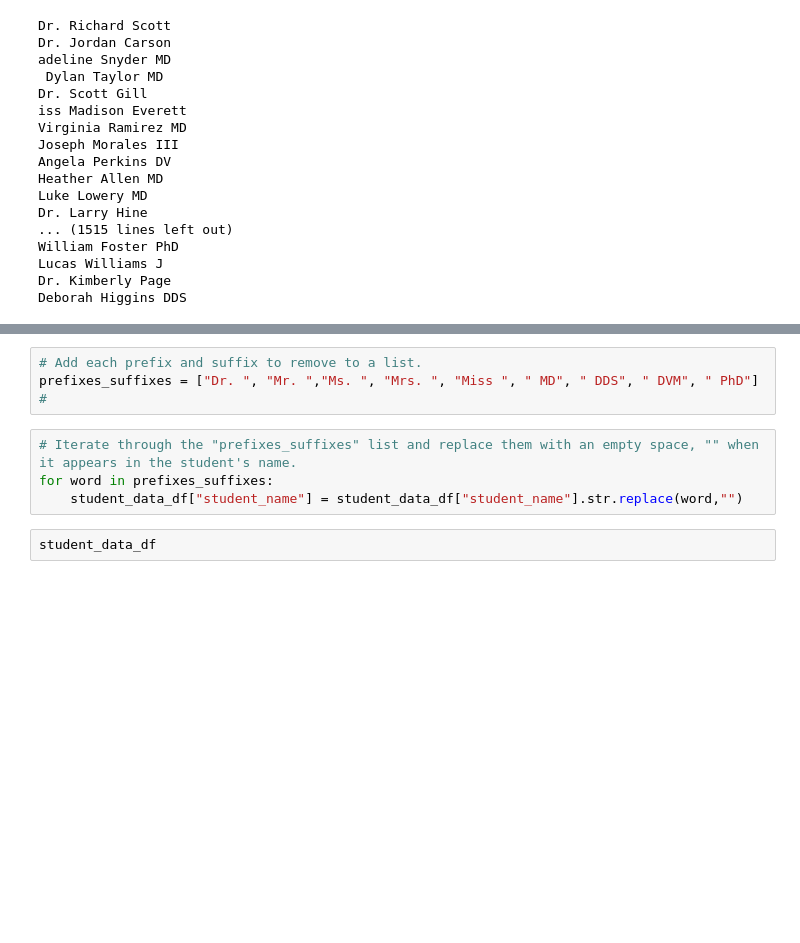
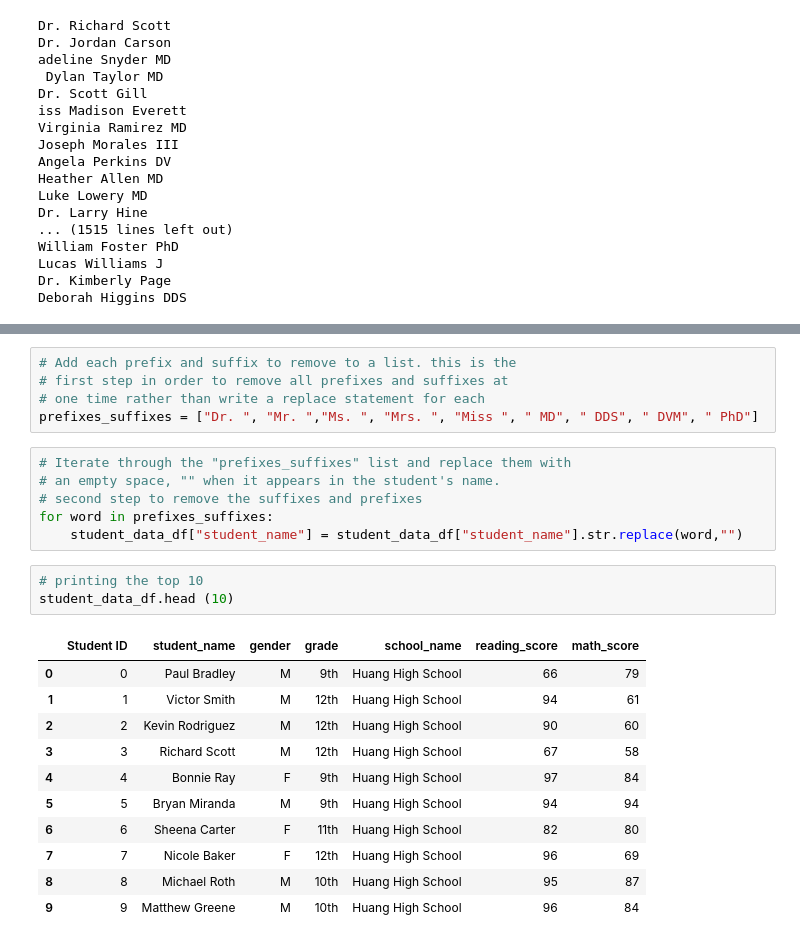
Before and after one commit to Levreka/School_District_Analysis, a Jupyter notebook: cleaning_student_names.ipynb, the cells around one changed output, grey strips where cells are left out. Saved outputs shown, nothing was run; the diff lists cells and outputs as text; blank space fills up the shorter version.

```diff
--- a/cleaning_student_names.ipynb
+++ b/cleaning_student_names.ipynb
@@ -195,13 +197,29 @@ name.replace("Dr.", "")
 # %%
-# Add each prefix and suffix to remove to a list.
+# Add each prefix and suffix to remove to a list. this is the
+# first step in order to remove all prefixes and suffixes at
+# one time rather than write a replace statement for each
 prefixes_suffixes = ["Dr. ", "Mr. ","Ms. ", "Mrs. ", "Miss ", " MD", " DDS", " DVM", " PhD"]
-#
 # %%
-# Iterate through the "prefixes_suffixes" list and replace them with an empty space, "" when it appears in the student's name.
+# Iterate through the "prefixes_suffixes" list and replace them with
+# an empty space, "" when it appears in the student's name.
+# second step to remove the suffixes and prefixes
 for word in prefixes_suffixes:
     student_data_df["student_name"] = student_data_df["student_name"].str.replace(word,"")
 # %%
-student_data_df
+# printing the top 10
+student_data_df.head (10)
+# %% [output]
+|  | Student ID | student_name | gender | grade | school_name | reading_score | math_score |
+| 0 | 0 | Paul Bradley | M | 9th | Huang High School | 66 | 79 |
+| 1 | 1 | Victor Smith | M | 12th | Huang High School | 94 | 61 |
+| 2 | 2 | Kevin Rodriguez | M | 12th | Huang High School | 90 | 60 |
+| 3 | 3 | Richard Scott | M | 12th | Huang High School | 67 | 58 |
+| 4 | 4 | Bonnie Ray | F | 9th | Huang High School | 97 | 84 |
+| 5 | 5 | Bryan Miranda | M | 9th | Huang High School | 94 | 94 |
+| 6 | 6 | Sheena Carter | F | 11th | Huang High School | 82 | 80 |
+| 7 | 7 | Nicole Baker | F | 12th | Huang High School | 96 | 69 |
+| 8 | 8 | Michael Roth | M | 10th | Huang High School | 95 | 87 |
+| 9 | 9 | Matthew Greene | M | 10th | Huang High School | 96 | 84 |
 # %%
 # Put the cleaned students' names in another list.
 student_names = student_data_df["student_name"].tolist()
```
Also changed, not shown: parts of 6 cells of this notebook.
